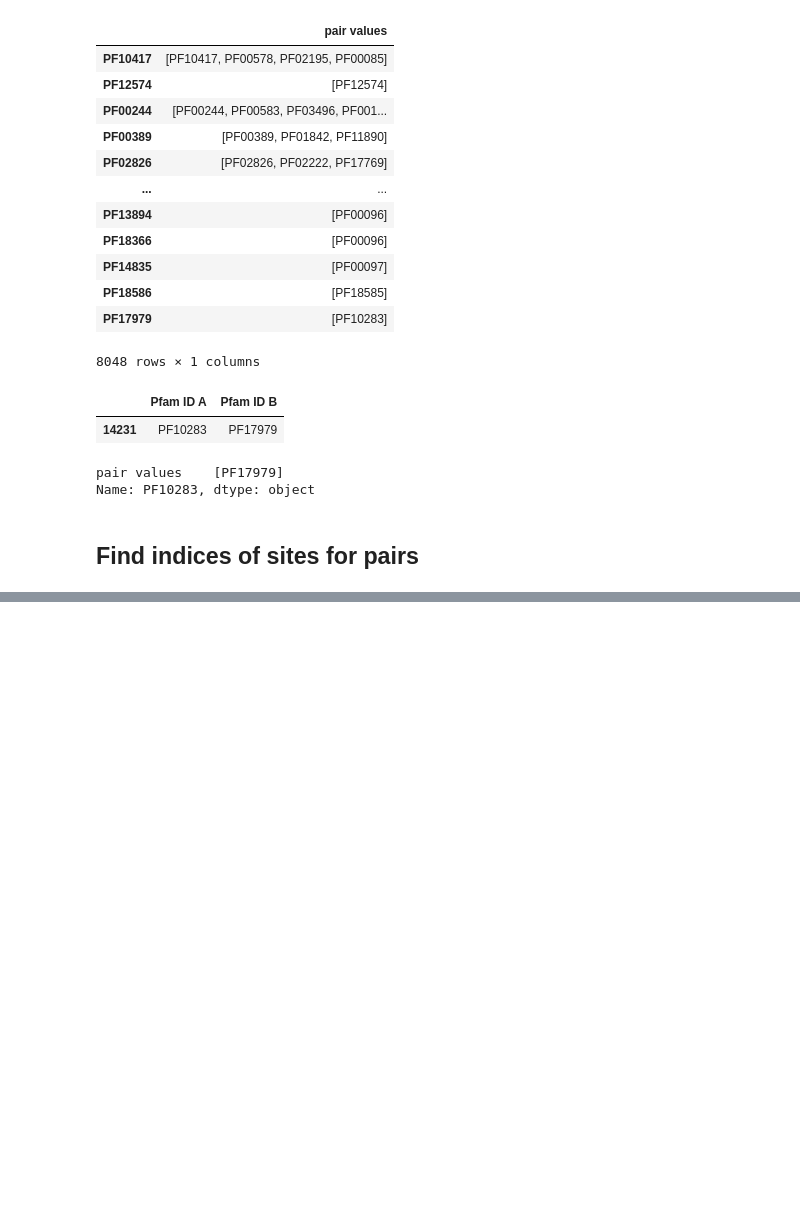
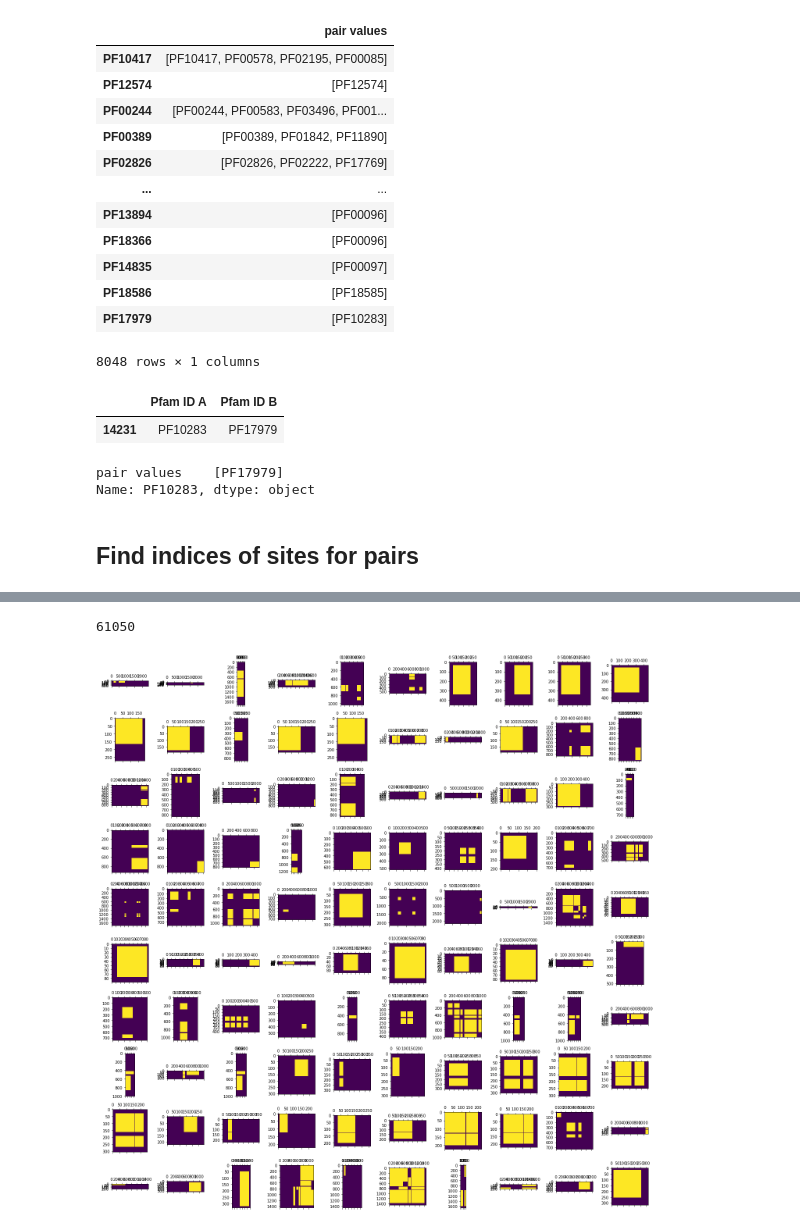
Before and after one commit to jrgreen7/PIPE, a Jupyter notebook: Deep-PIPE-Sites/eda_william.ipynb, the cells around one changed output, grey strips where cells are left out. Drawn from its saved outputs; the diff is of its cells as text; code cells hidden in the pictures; blank space fills up the shorter version.

Commit message:
Generated masks

```diff
--- a/Deep-PIPE-Sites/eda_william.ipynb
+++ b/Deep-PIPE-Sites/eda_william.ipynb
@@ -582,0 +594,3 @@ total_domains_found, total_found
+# %%
+yeast_single_site = yeast_df[yeast_df.domain_a.str.len() > 0]
+yeast_single_site
@@ -582,0 +611,12 @@ total_domains_found, total_found
+# %%
+Uniprot_id_A = yeast_single_site['SWISS-PROT Accessions Interactor A'].to_numpy()
+Uniprot_id_B = yeast_single_site['SWISS-PROT Accessions Interactor B'].to_numpy()
+domain_pfam_a = yeast_single_site['domain_a'].to_numpy()
+domain_pfam_b = yeast_single_site['domain_b'].to_numpy()
+positions_a = yeast_single_site['domain_seq_a'].to_numpy()
+positions_b = yeast_single_site['domain_seq_b'].to_numpy()
+# %%
+# reference proteome at https://www.uniprot.org/proteomes/UP000002311
+# general proteome (reviewed S. cerevisiae) at https://www.uniprot.org/uniprot/?query=taxonomy:%22Saccharomyces%20cerevisiae%20(strain%20ATCC%20204508%20/%20S288c)%20(Baker%27s%20yeast)%20[559292]%22&fil=organism%3A%22Saccharomyces+cerevisiae+%28strain+ATCC+204508+%2F+S288c%29+%28Baker%27s+yeast%29+%5B559292%5D%22+AND+reviewed%3Ayes
+uniprot_df = pd.read_csv("data/uniprot-proteome UP000002311.tab",
+                        sep = "\t", index_col='Entry')
@@ -582,0 +633,15 @@ total_domains_found, total_found
+# %%
+site_masks = []
+
+for UA, UB, DA, DB, PA, PB in zip(Uniprot_id_A, Uniprot_id_B, domain_pfam_a, domain_pfam_b, positions_a, positions_b):
+    try:
+        mask = np.zeros((uniprot_df['Length'].loc[UA], uniprot_df['Length'].loc[UB]), dtype=int)
+        for pos_A, pos_B in zip(PA, PB):
+            # print(pos_A, pos_B, mask.shape)
+            mask[(pos_A[0]-1):(pos_A[1]-1), (pos_B[0]-1):(pos_B[1]-1)] = 1 # -1 as protein indexing starts by 0
+        site_masks.append(mask)
+    except KeyError as inst:
+        print(UA, UB)
+        print("No uniprot entry found for protein")
+        print(inst.args)
+        site_masks.append(np.zeros((0, 0), dtype=int))
@@ -582,0 +659,12 @@ total_domains_found, total_found
+# %%
+site_masks[0].sum()
+# %% [output]
+61050
+# %%
+fig, axs = plt.subplots(10,10, figsize=(20, 20))
+fig.set_tight_layout(True)
+for i, ax in enumerate(axs.flat):
+    ax.set_aspect('auto', adjustable='box')
+    ax.matshow(site_masks[i])
+# %% [output]
+[figure, added]
```
Also changed, not shown: parts of 50 cells of this notebook.
